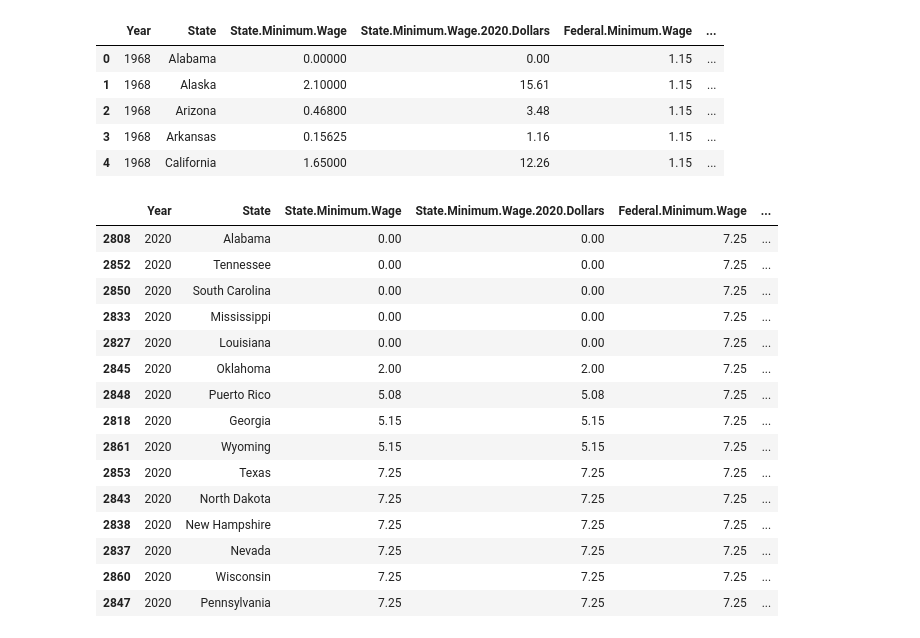
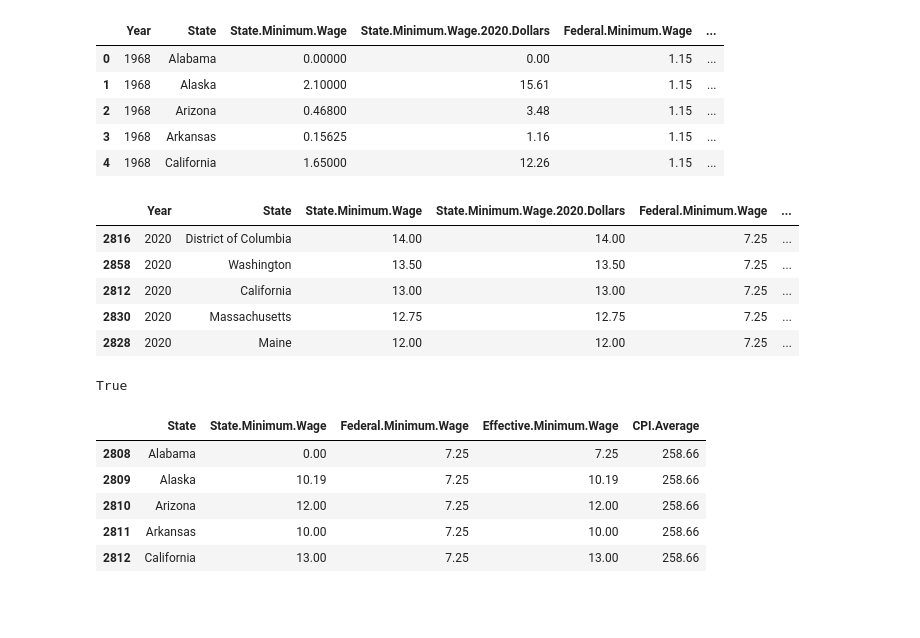
Before and after one commit to taylor-curran/vrb-know, a Jupyter notebook: data/infrastructure_cost/min_wage_data_explore.ipynb, the cells around one changed output. Saved outputs shown, nothing was run; the diff lists cells and outputs as text; code cells hidden in the pictures; blank space fills up the shorter version.

```diff
--- a/data/infrastructure_cost/min_wage_data_explore.ipynb
+++ b/data/infrastructure_cost/min_wage_data_explore.ipynb
@@ -21,21 +21,15 @@ min_wage.head()
 # %%
 min_wage_2020 = min_wage[min_wage['Year'] == 2020]
 # %%
-min_wage_2020.sort_values(by=['State.Minimum.Wage']).head(15)
+min_wage_2020.sort_values(by=['State.Minimum.Wage'], ascending=False).head()
 # %% [output]
 |  | Year | State | State.Minimum.Wage | State.Minimum.Wage.2020.Dollars | Federal.Minimum.Wage | ... |
-| 2808 | 2020 | Alabama | 0.00 | 0.00 | 7.25 | ... |
-| 2852 | 2020 | Tennessee | 0.00 | 0.00 | 7.25 | ... |
-| 2850 | 2020 | South Carolina | 0.00 | 0.00 | 7.25 | ... |
-| 2833 | 2020 | Mississippi | 0.00 | 0.00 | 7.25 | ... |
-| 2827 | 2020 | Louisiana | 0.00 | 0.00 | 7.25 | ... |
-| 2845 | 2020 | Oklahoma | 2.00 | 2.00 | 7.25 | ... |
-| 2848 | 2020 | Puerto Rico | 5.08 | 5.08 | 7.25 | ... |
-| 2818 | 2020 | Georgia | 5.15 | 5.15 | 7.25 | ... |
-| 2861 | 2020 | Wyoming | 5.15 | 5.15 | 7.25 | ... |
-| 2853 | 2020 | Texas | 7.25 | 7.25 | 7.25 | ... |
-| 2843 | 2020 | North Dakota | 7.25 | 7.25 | 7.25 | ... |
-| 2838 | 2020 | New Hampshire | 7.25 | 7.25 | 7.25 | ... |
-| 2837 | 2020 | Nevada | 7.25 | 7.25 | 7.25 | ... |
-| 2860 | 2020 | Wisconsin | 7.25 | 7.25 | 7.25 | ... |
-| 2847 | 2020 | Pennsylvania | 7.25 | 7.25 | 7.25 | ... |
+| 2816 | 2020 | District of Columbia | 14.00 | 14.00 | 7.25 | ... |
+| 2858 | 2020 | Washington | 13.50 | 13.50 | 7.25 | ... |
+| 2812 | 2020 | California | 13.00 | 13.00 | 7.25 | ... |
+| 2830 | 2020 | Massachusetts | 12.75 | 12.75 | 7.25 | ... |
+| 2828 | 2020 | Maine | 12.00 | 12.00 | 7.25 | ... |
+# %%
+list(min_wage_2020['State.Minimum.Wage.2020.Dollars']) == list(min_wage_2020['State.Minimum.Wage'])
+# %% [output]
+True
@@ -41,0 +48,9 @@ min_wage_2020.sort_values(by=['State.Minimum.Wage']).head(15)
+# %%
+min_wage_2020.head()
+# %% [output]
+|  | State | State.Minimum.Wage | Federal.Minimum.Wage | Effective.Minimum.Wage | CPI.Average |
+| 2808 | Alabama | 0.00 | 7.25 | 7.25 | 258.66 |
+| 2809 | Alaska | 10.19 | 7.25 | 10.19 | 258.66 |
+| 2810 | Arizona | 12.00 | 7.25 | 12.00 | 258.66 |
+| 2811 | Arkansas | 10.00 | 7.25 | 10.00 | 258.66 |
+| 2812 | California | 13.00 | 7.25 | 13.00 | 258.66 |
```
Also changed, not shown: parts of 3 cells of this notebook, 9 other files.
